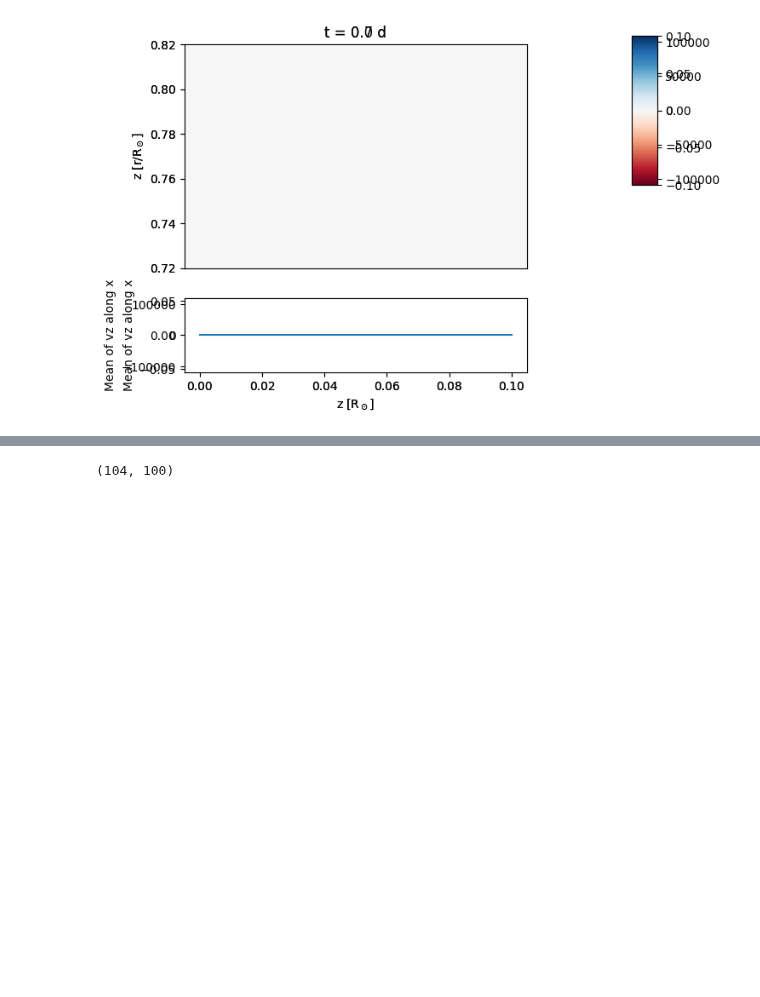
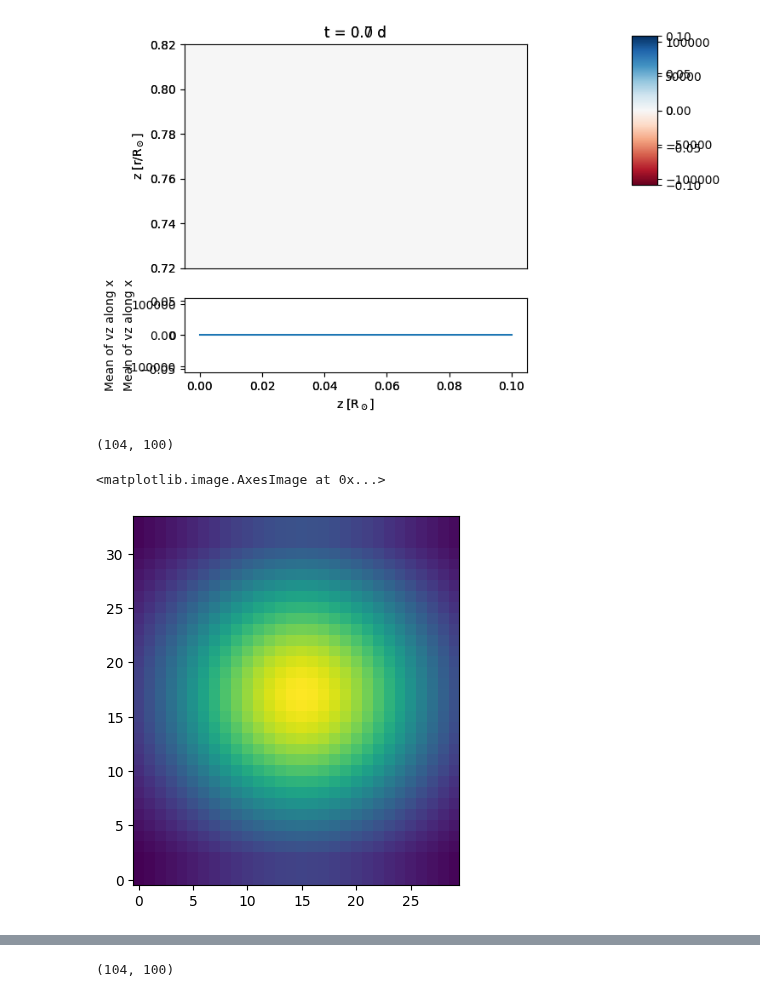
Before and after one commit to tabjone/2DHDCZ, a Jupyter notebook: visualisation/Visualise_foreground.ipynb, the cells around one changed output, grey strips where cells are left out. Saved outputs shown, nothing was run; the diff lists cells and outputs as text; code cells hidden in the pictures; blank space fills up the shorter version.

Commit message:
UPDATE: Ready for big test on uio pc

```diff
--- a/visualisation/Visualise_foreground.ipynb
+++ b/visualisation/Visualise_foreground.ipynb
@@ -456,4 +456,24 @@ def get_total_var(snap, var_name, n_procs, folder):
     total_var = np.concatenate(total_var_list, axis=0)
 
     return total_var, t
+# %%
+print(total_var.shape)
+# %% [output]
+(104, 100)
+# %%
+variable_1, _ = read_fg("../data/test_update_100_mpi/snap0_0.h5")
+variable_2, _ = read_fg("../data/test_update_100_mpi/snap0_1.h5")
+variable_3, _ = read_fg("../data/test_update_100_mpi/snap0_2.h5")
+variable_4, info = read_fg("../data/test_update_100_mpi/snap0_3.h5")
+
+variable_1 = variable_1['s1']
+variable_2 = variable_2['s1']
+variable_3 = variable_3['s1']
+variable_4 = variable_4['s1']
+nz_ghost = info['nz_ghost']
+
+plt.imshow(np.concatenate([variable_1[:-nz_ghost], variable_2[nz_ghost:-nz_ghost], variable_3[nz_ghost:-nz_ghost], variable_4[nz_ghost:]], axis=0), origin="lower")
+# %% [output]
+<matplotlib.image.AxesImage at 0x...>
+[figure, added]
 # %%
```
Also changed, not shown: parts of 1 cell of this notebook, 24 other files.
